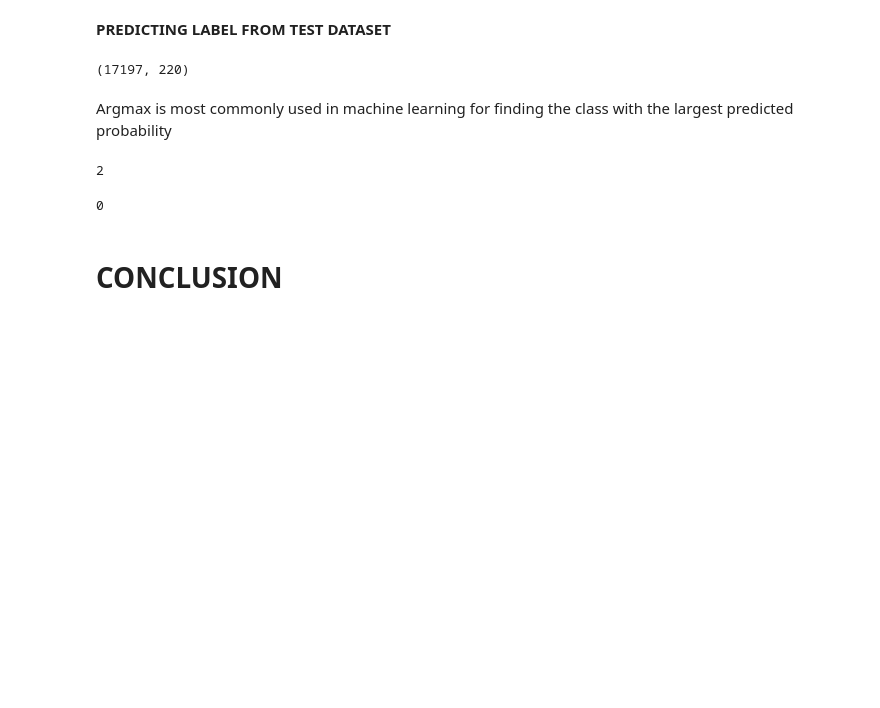
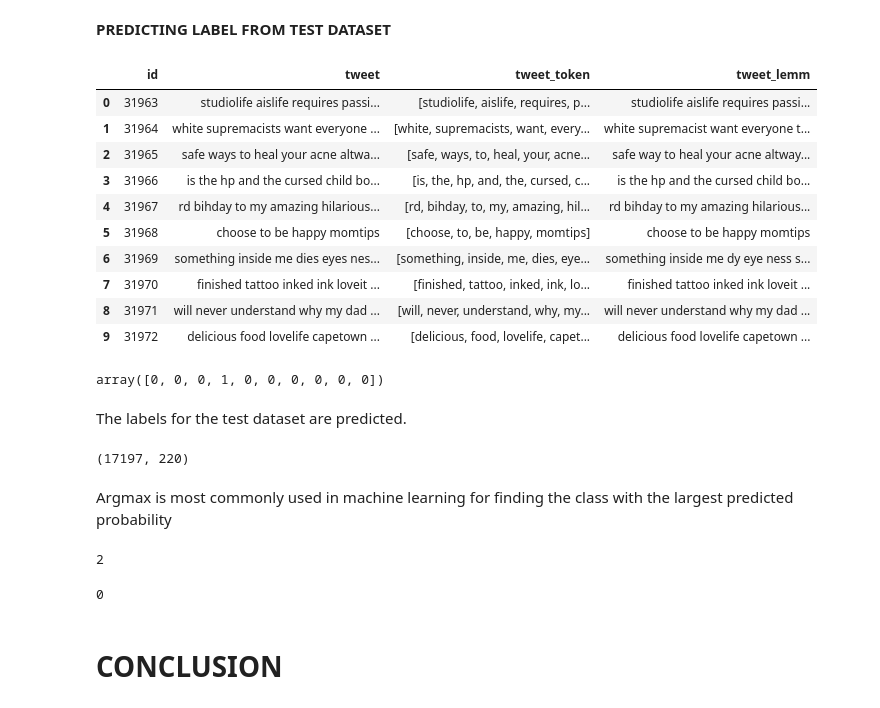
Before and after one commit to poojak-shetty/Twitter-Sentiment-Analysis, a Jupyter notebook: Twitter_Sentiment_Analysis.ipynb, the cells around one changed output. Drawn from its saved outputs; the diff is of its cells as text; code cells hidden in the pictures; blank space fills up the shorter version.

```diff
--- a/Twitter_Sentiment_Analysis.ipynb
+++ b/Twitter_Sentiment_Analysis.ipynb
@@ -736,5 +736,26 @@ plt.plot(model.history.epoch, model.history.history['accuracy'],'b',
 # %% [markdown]
 **PREDICTING LABEL FROM TEST DATASET**
+# %%
+df1.head(10)
+# %% [output]
+|  | id | tweet | tweet_token | tweet_lemm |
+| 0 | 31963 | studiolife aislife requires passi... | [studiolife, aislife, requires, p... | studiolife aislife requires passi... |
+| 1 | 31964 | white supremacists want everyone ... | [white, supremacists, want, every... | white supremacist want everyone t... |
+| 2 | 31965 | safe ways to heal your acne altwa... | [safe, ways, to, heal, your, acne... | safe way to heal your acne altway... |
+| 3 | 31966 | is the hp and the cursed child bo... | [is, the, hp, and, the, cursed, c... | is the hp and the cursed child bo... |
+| 4 | 31967 | rd bihday to my amazing hilarious... | [rd, bihday, to, my, amazing, hil... | rd bihday to my amazing hilarious... |
+| 5 | 31968 | choose to be happy momtips | [choose, to, be, happy, momtips] | choose to be happy momtips |
+| 6 | 31969 | something inside me dies eyes nes... | [something, inside, me, dies, eye... | something inside me dy eye ness s... |
+| 7 | 31970 | finished tattoo inked ink loveit ... | [finished, tattoo, inked, ink, lo... | finished tattoo inked ink loveit ... |
+| 8 | 31971 | will never understand why my dad ... | [will, never, understand, why, my... | will never understand why my dad ... |
+| 9 | 31972 | delicious food lovelife capetown ... | [delicious, food, lovelife, capet... | delicious food lovelife capetown ... |
+# %%
+pred = model.predict_classes(scaled1)
+pred[:10]
+# %% [output]
+array([0, 0, 0, 1, 0, 0, 0, 0, 0, 0])
+# %% [markdown]
+The labels for the test dataset are predicted.
 # %%
 scaled1.shape
 # %% [output]
```
Also changed, not shown: parts of 5 cells of this notebook.
